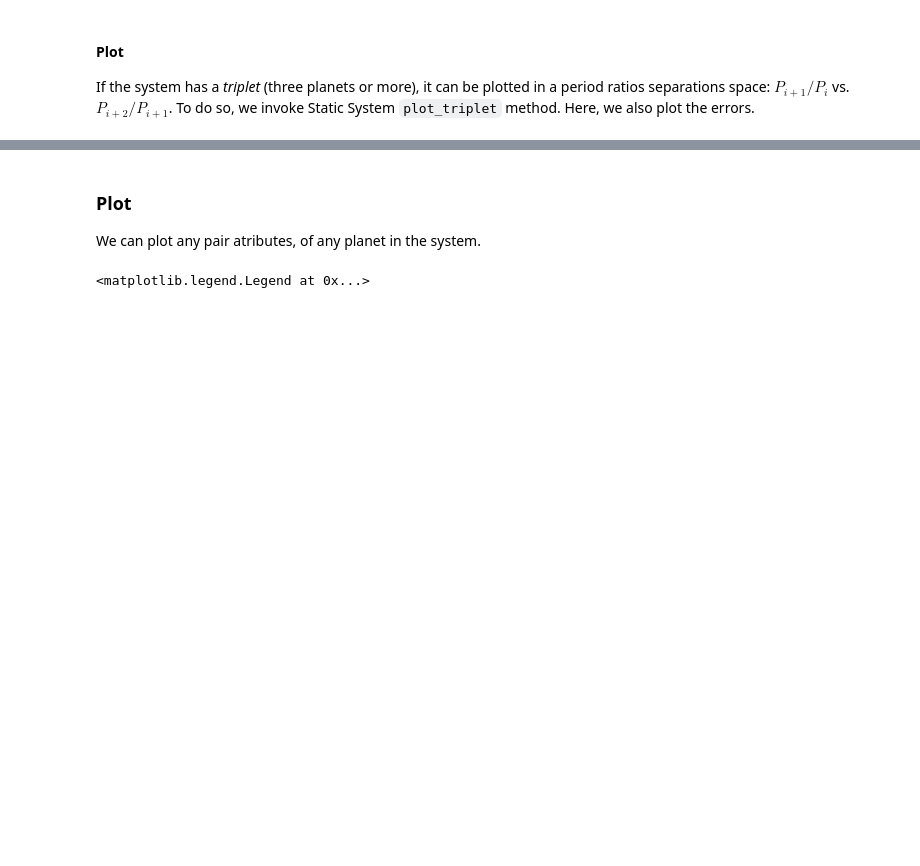
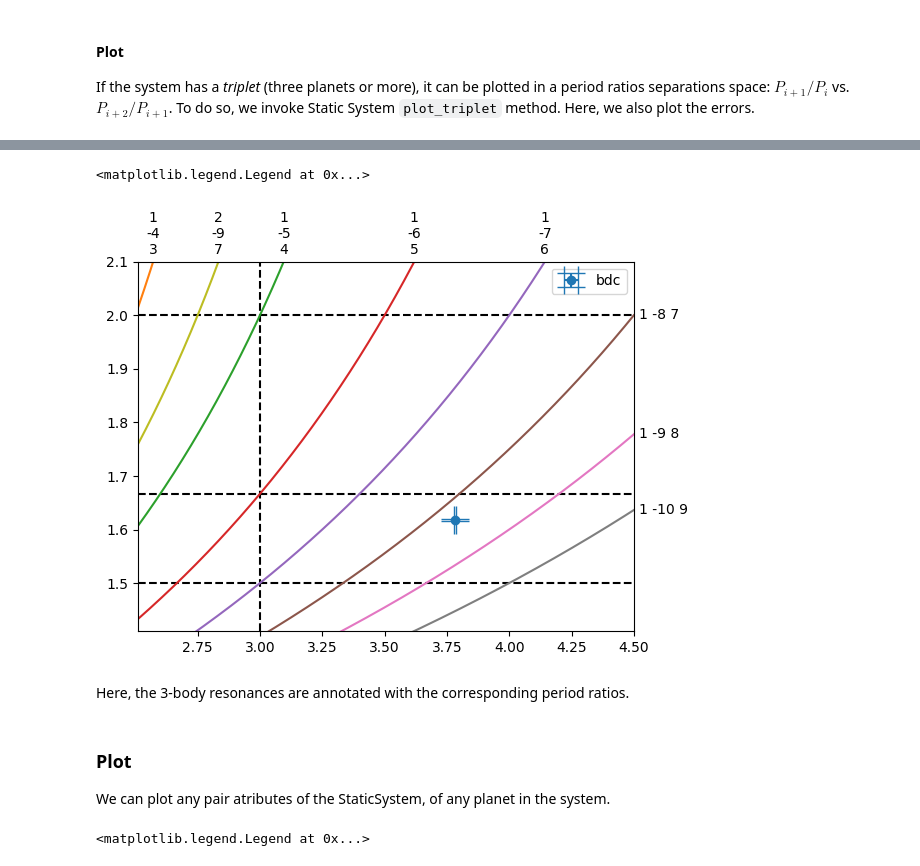
Before and after one commit to Gianuzzi/ResoKit, a Jupyter notebook: docs/source/tutorials/tutorial.ipynb, the cells around one changed output, grey strips where cells are left out. Saved outputs shown, nothing was run; the diff lists cells and outputs as text; code cells hidden in the pictures; blank space fills up the shorter version.

```diff
--- a/docs/source/tutorials/tutorial.ipynb
+++ b/docs/source/tutorials/tutorial.ipynb
@@ -153,7 +176,23 @@ ax.legend()
+# %%
+bounds = [2.51, 4.5, 1.41, 2.1]  # [xmin, xmax, ymin, ymax]
+ax = kepler47.plot_triplet(error=True, capsize=10, label=True)
+ax.set_xlim(bounds[0], bounds[1])
+ax.set_ylim(bounds[2], bounds[3])
+resokit.utils.mmr.plot_mmrs(
+    bounds=bounds,
+    ax=ax,
+    label_mmrs=True
+    )
+ax.legend()
+# %% [output]
+<matplotlib.legend.Legend at 0x...>
+[figure, added]
+# %% [markdown]
+Here, the 3-body resonances are annotated with the corresponding period ratios.
 # %% [markdown]
 ### Plot
 
-We can plot any pair atributes, of any planet in the system.
+We can plot any pair atributes of the StaticSystem, of any planet in the system.
 # %%
 ax = kepler47.plot("mass", "radius", error_x=True, error_y=True)
 ax.legend()
```
Also changed, not shown: parts of 20 cells of this notebook, 1 other file.
